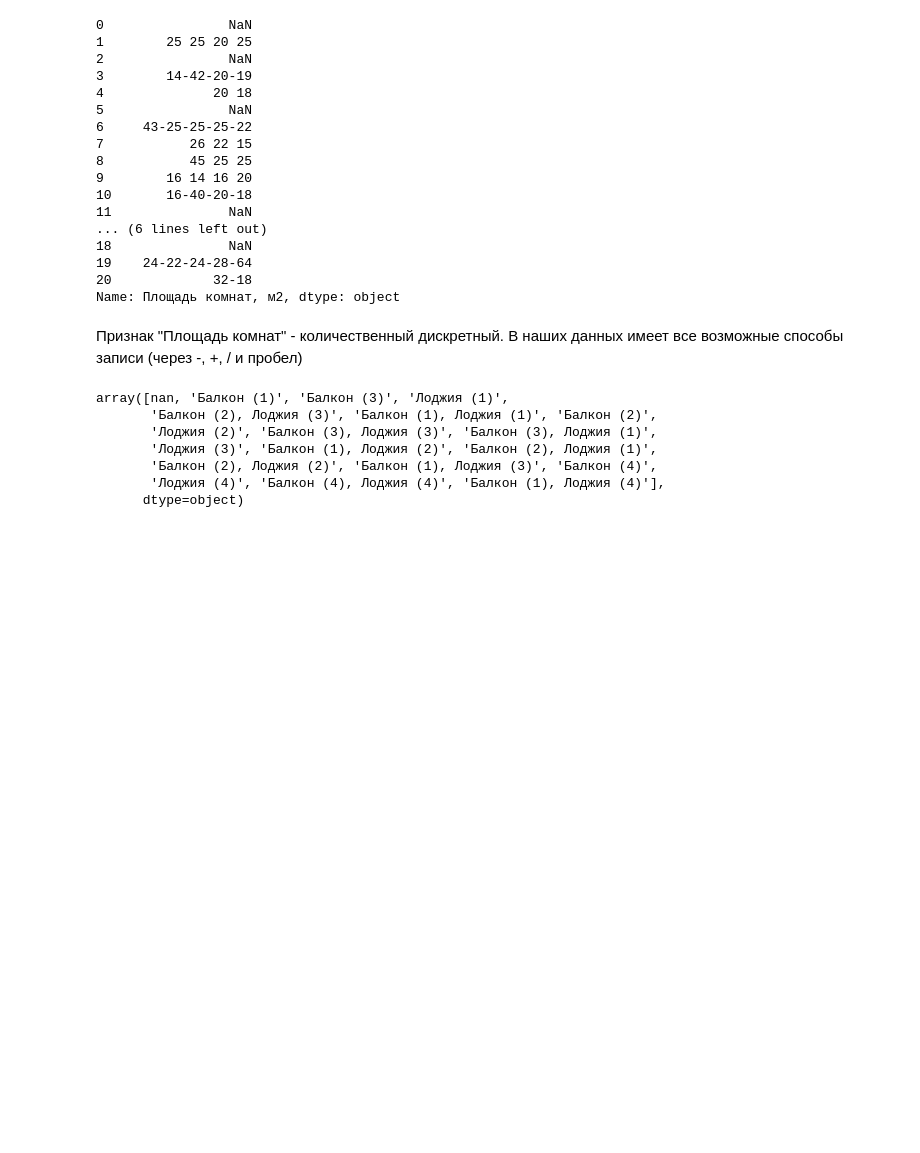
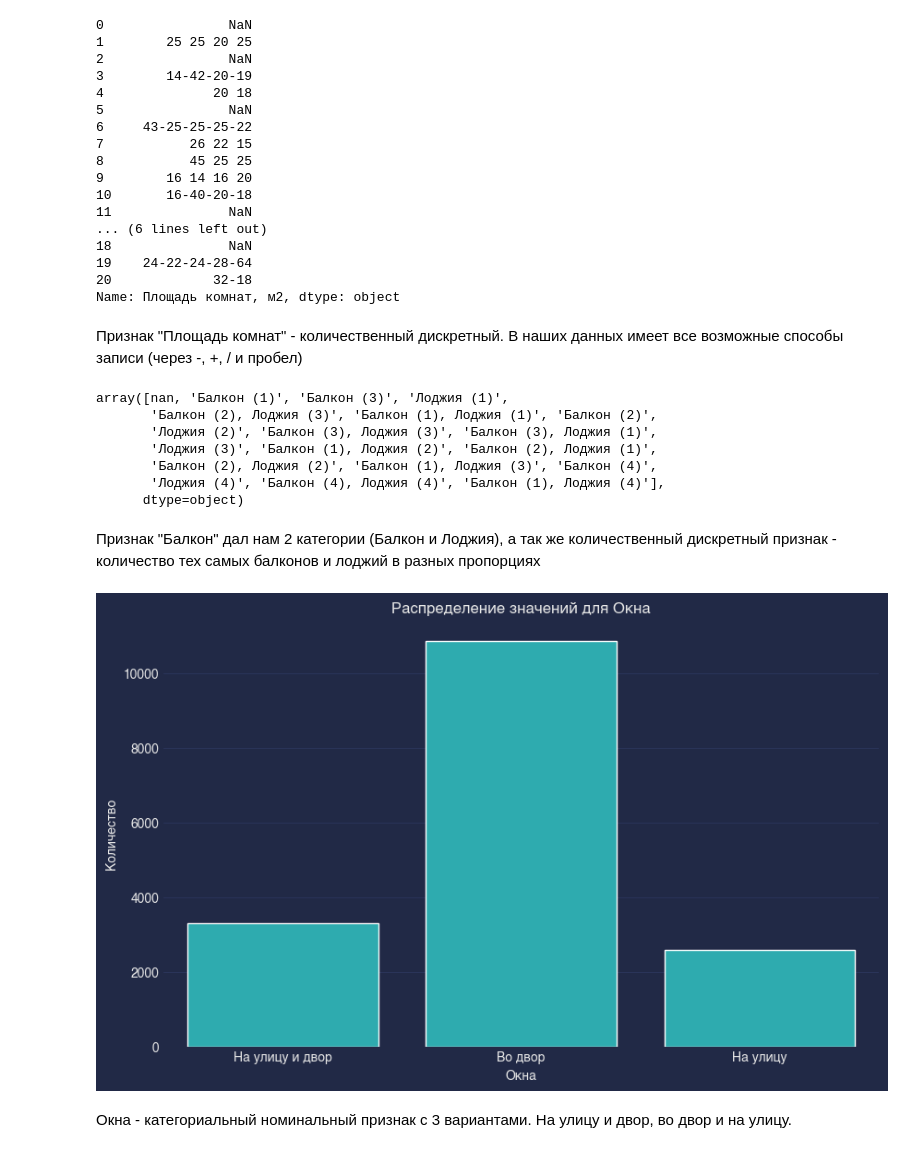
Before and after one commit to sokdnv/real_estate_rent, a Jupyter notebook: notebooks/01-sk-EDA.ipynb, the cells around one changed output. Cells and saved outputs as stored; diff of their text form; code cells hidden in the pictures; blank space fills up the shorter version.

```diff
--- a/notebooks/01-sk-EDA.ipynb
+++ b/notebooks/01-sk-EDA.ipynb
@@ -78,3 +78,12 @@ array([nan, 'Балкон (1)', 'Балкон (3)', 'Лоджия (1)',
        'Балкон (2), Лоджия (2)', 'Балкон (1), Лоджия (3)', 'Балкон (4)',
        'Лоджия (4)', 'Балкон (4), Лоджия (4)', 'Балкон (1), Лоджия (4)'],
       dtype=object)
+# %% [markdown]
+Признак "Балкон" дал нам 2 категории (Балкон и Лоджия), а так же количественный дискретный признак - количество тех самых балконов и лоджий в разных пропорциях
+# %%
+# признак "Окна"
+rent_funcs.count_plot(df, 'Окна')
+# %% [output]
+[figure, added]
+# %% [markdown]
+Окна - категориальный номинальный признак с 3 вариантами. На улицу и двор, во двор и на улицу.
```
Also changed, not shown: parts of 21 cells of this notebook.
